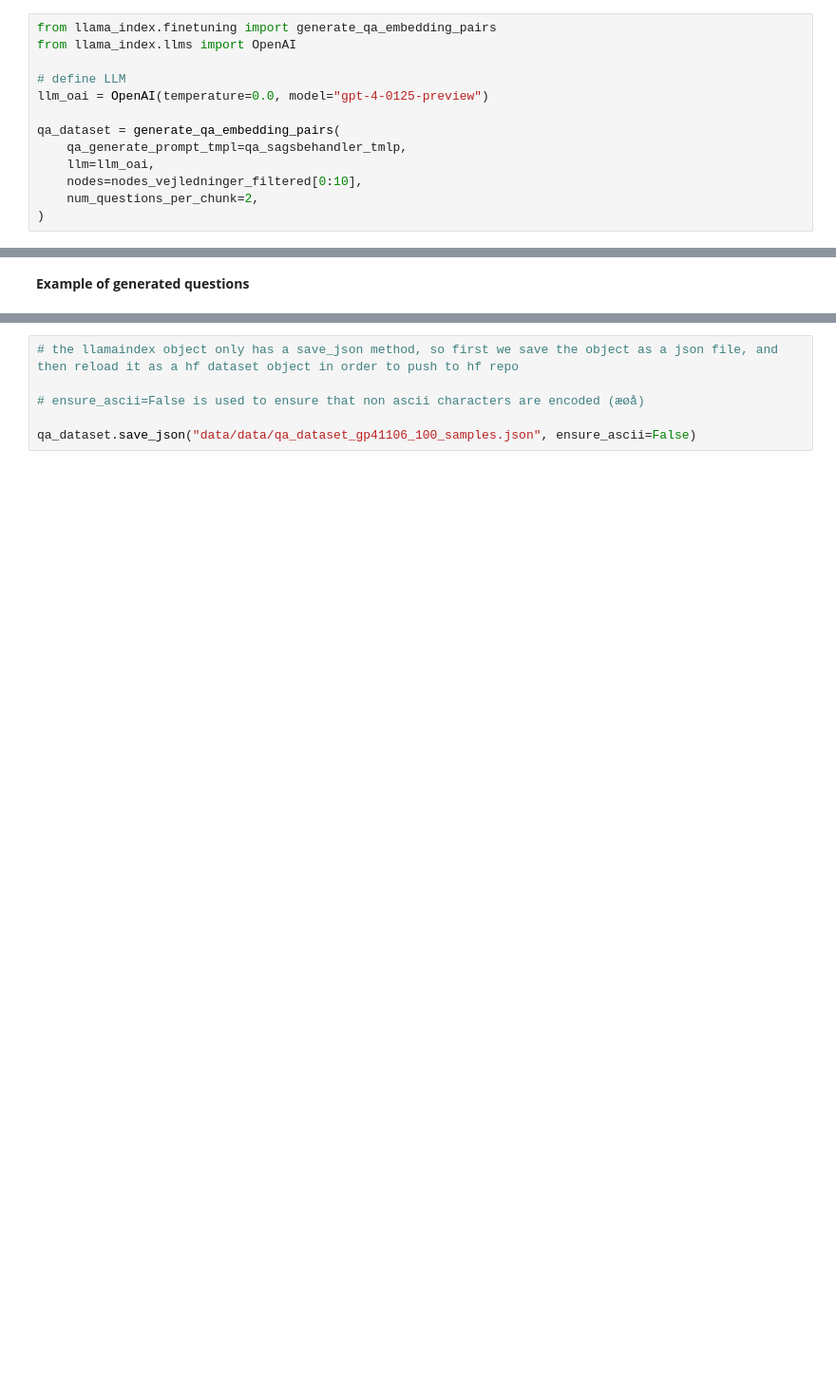
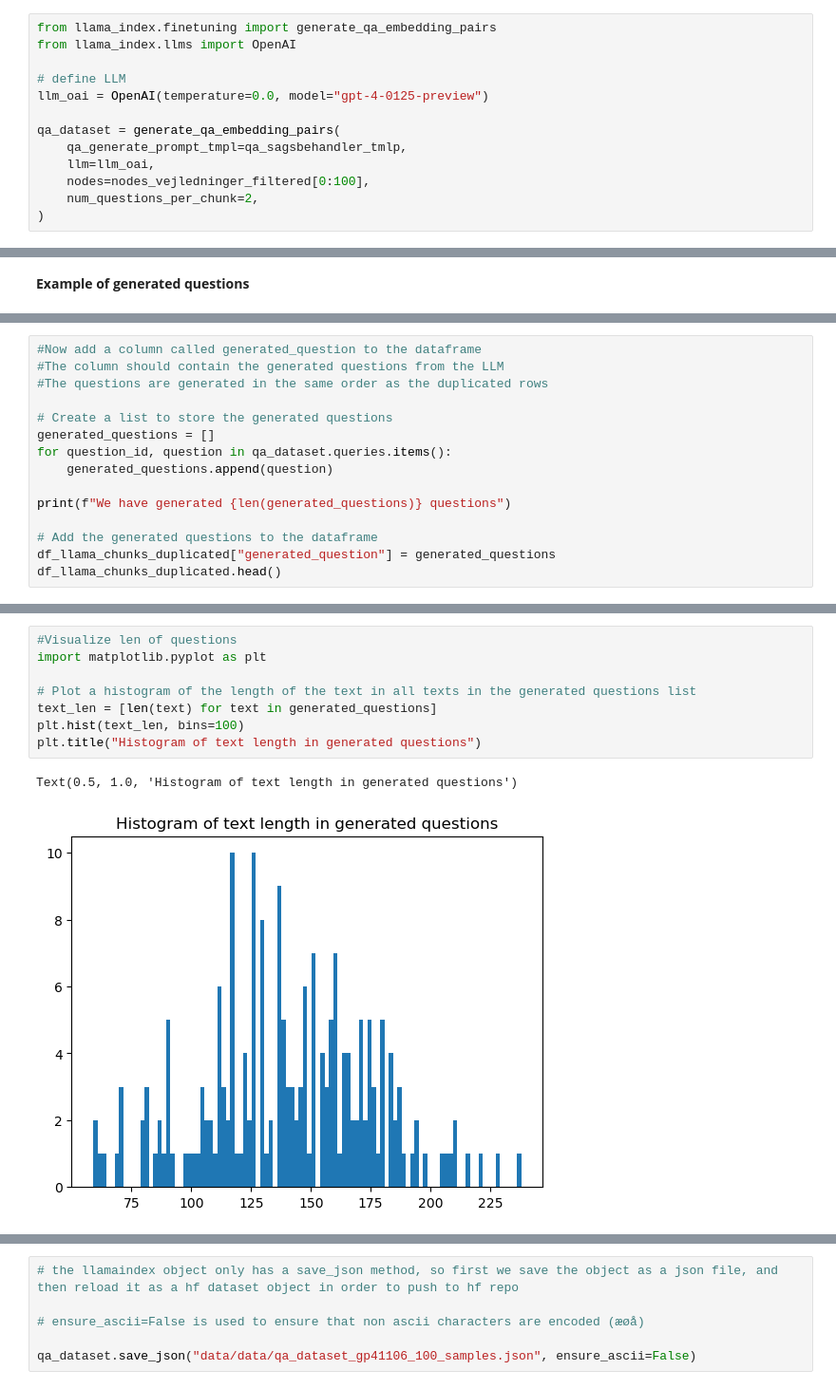
Before and after one commit to jalkestrup/genq_dansk, a Jupyter notebook: 01_qgen.ipynb, the cells around one changed output, grey strips where cells are left out. Shown: that part at 95% size. Saved outputs shown, nothing was run; the diff lists cells and outputs as text; blank space fills up the shorter version.

```diff
--- a/01_qgen.ipynb
+++ b/01_qgen.ipynb
@@ -263,6 +263,6 @@ llm_oai = OpenAI(temperature=0.0, model="gpt-4-0125-preview")
 qa_dataset = generate_qa_embedding_pairs(
     qa_generate_prompt_tmpl=qa_sagsbehandler_tmlp,
     llm=llm_oai,
-    nodes=nodes_vejledninger_filtered[0:10],
+    nodes=nodes_vejledninger_filtered[0:100],
     num_questions_per_chunk=2,
 )
@@ -289,0 +308,15 @@ Satser efter loven reguleres med 2 procent tillagt tilpasningsprocenten for fina
+# %%
+#Now add a column called generated_question to the dataframe
+#The column should contain the generated questions from the LLM
+#The questions are generated in the same order as the duplicated rows
+
+# Create a list to store the generated questions
+generated_questions = []
+for question_id, question in qa_dataset.queries.items():
+    generated_questions.append(question)
+
+print(f"We have generated {len(generated_questions)} questions")
+
+# Add the generated questions to the dataframe
+df_llama_chunks_duplicated["generated_question"] = generated_questions
+df_llama_chunks_duplicated.head()
@@ -289,0 +351,11 @@ Satser efter loven reguleres med 2 procent tillagt tilpasningsprocenten for fina
+# %%
+#Visualize len of questions
+import matplotlib.pyplot as plt
+
+# Plot a histogram of the length of the text in all texts in the generated questions list
+text_len = [len(text) for text in generated_questions]
+plt.hist(text_len, bins=100)
+plt.title("Histogram of text length in generated questions")
+# %% [output]
+Text(0.5, 1.0, 'Histogram of text length in generated questions')
+[figure, added]
```
Also changed, not shown: parts of 19 cells of this notebook, 2 other files.
